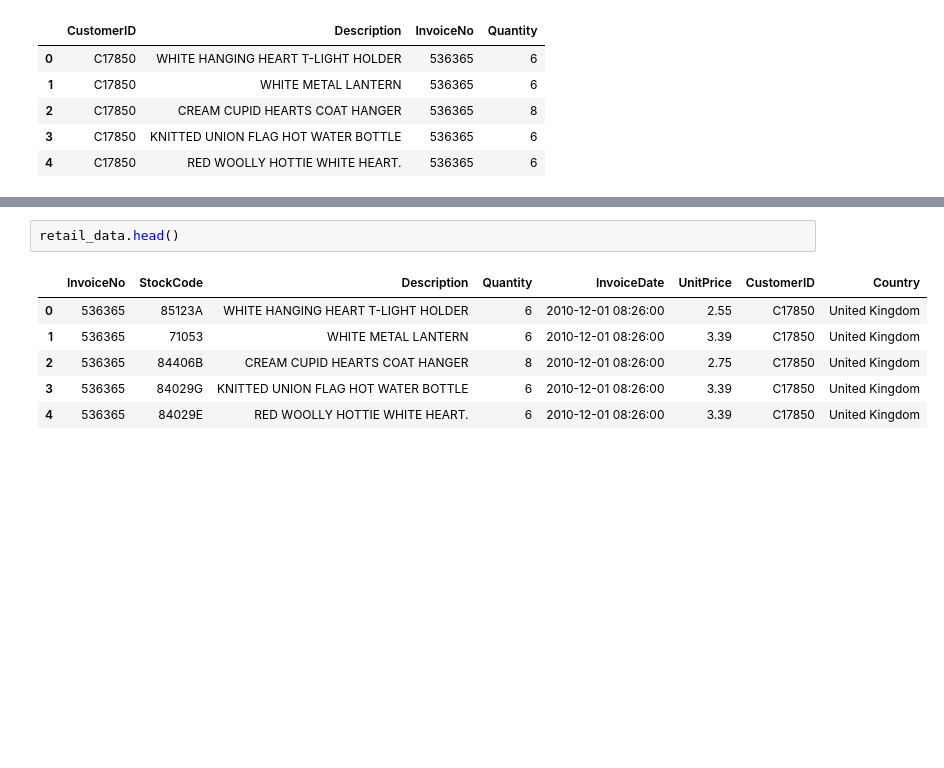
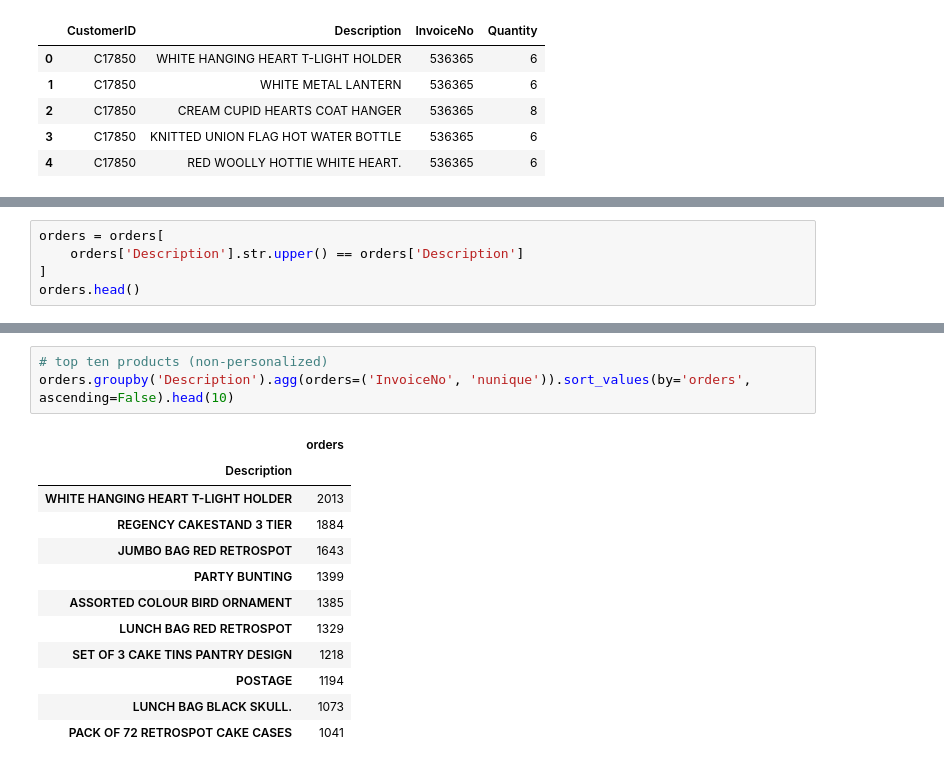
Before and after one commit to black-dev-x/core-concepts-recommender-system, a Jupyter notebook: RecommenderSystem.ipynb, the cells around one changed output, grey strips where cells are left out. Drawn from its saved outputs; the diff is of its cells as text; blank space fills up the shorter version.

```diff
--- a/RecommenderSystem.ipynb
+++ b/RecommenderSystem.ipynb
@@ -94,0 +93,5 @@ retail_data['Description'] = retail_data['Description'].apply(lambda x: x.upper(
+# %%
+orders = orders[
+    orders['Description'].str.upper() == orders['Description']
+]
+orders.head()
@@ -95,9 +105,16 @@ retail_data['Description'] = retail_data['Description'].apply(lambda x: x.upper(
 # %%
-retail_data.head()
+# top ten products (non-personalized)
+orders.groupby('Description').agg(orders=('InvoiceNo', 'nunique')).sort_values(by='orders', ascending=False).head(10)
 # %% [output]
-|  | InvoiceNo | StockCode | Description | Quantity | InvoiceDate | UnitPrice | CustomerID | Country |
-| 0 | 536365 | 85123A | WHITE HANGING HEART T-LIGHT HOLDER | 6 | 2010-12-01 08:26:00 | 2.55 | C17850 | United Kingdom |
-| 1 | 536365 | 71053 | WHITE METAL LANTERN | 6 | 2010-12-01 08:26:00 | 3.39 | C17850 | United Kingdom |
-| 2 | 536365 | 84406B | CREAM CUPID HEARTS COAT HANGER | 8 | 2010-12-01 08:26:00 | 2.75 | C17850 | United Kingdom |
-| 3 | 536365 | 84029G | KNITTED UNION FLAG HOT WATER BOTTLE | 6 | 2010-12-01 08:26:00 | 3.39 | C17850 | United Kingdom |
-| 4 | 536365 | 84029E | RED WOOLLY HOTTIE WHITE HEART. | 6 | 2010-12-01 08:26:00 | 3.39 | C17850 | United Kingdom |
+|  | orders |
+| Description |  |
+| WHITE HANGING HEART T-LIGHT HOLDER | 2013 |
+| REGENCY CAKESTAND 3 TIER | 1884 |
+| JUMBO BAG RED RETROSPOT | 1643 |
+| PARTY BUNTING | 1399 |
+| ASSORTED COLOUR BIRD ORNAMENT | 1385 |
+| LUNCH BAG RED RETROSPOT | 1329 |
+| SET OF 3 CAKE TINS PANTRY DESIGN | 1218 |
+| POSTAGE | 1194 |
+| LUNCH BAG BLACK SKULL. | 1073 |
+| PACK OF 72 RETROSPOT CAKE CASES | 1041 |
```
Also changed, not shown: parts of 6 cells of this notebook.
